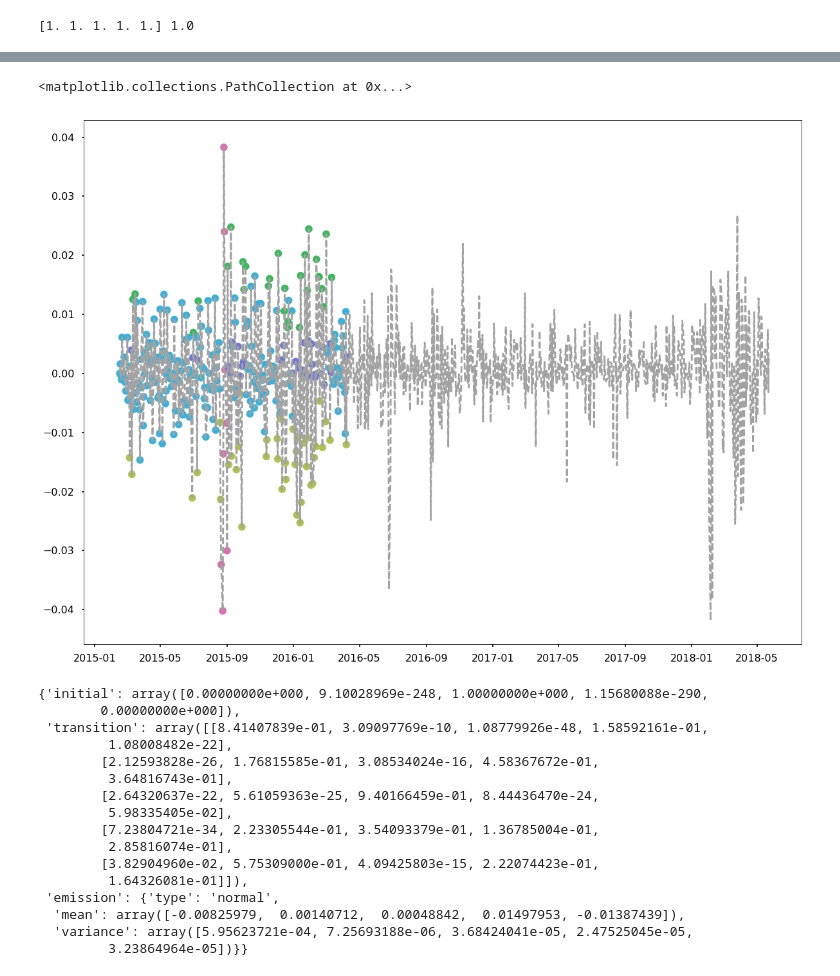
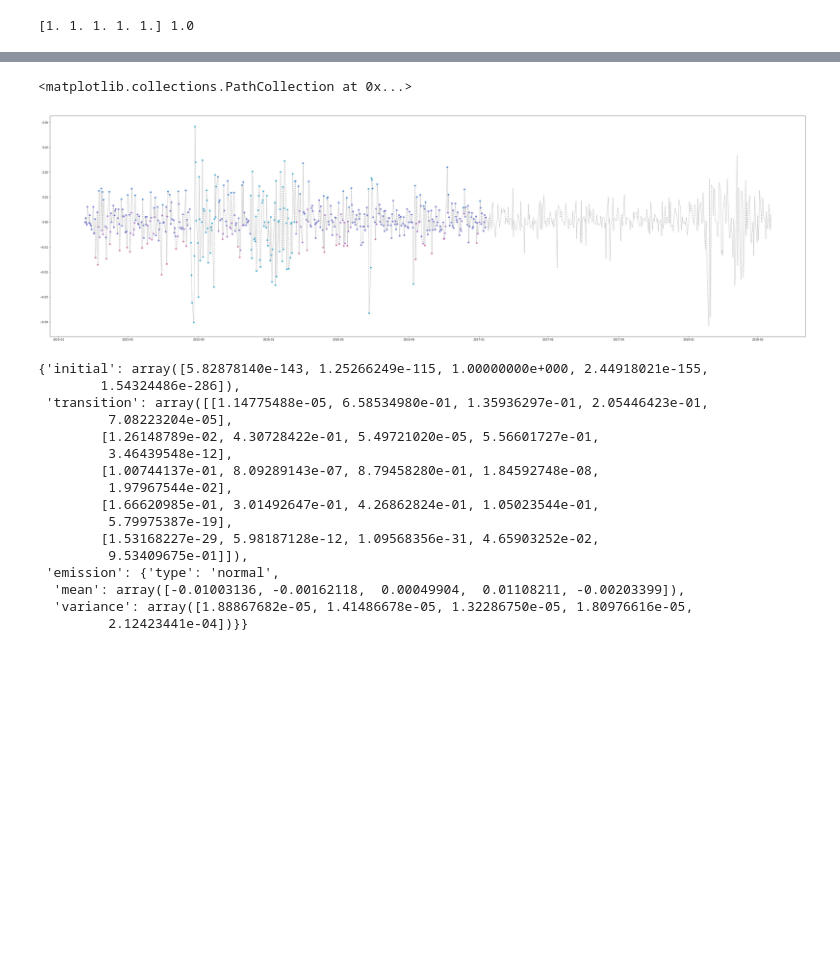
Before and after one commit to ChenchaoZhao/MachineLearningMethods, a Jupyter notebook: HMM_SP500.ipynb, the cells around one changed output, grey strips where cells are left out. Drawn from its saved outputs; the diff is of its cells as text; code cells hidden in the pictures; blank space fills up the shorter version.

```diff
--- a/HMM_SP500.ipynb
+++ b/HMM_SP500.ipynb
@@ -14,12 +14,12 @@ Populating the interactive namespace from numpy and matplotlib
 # %% [markdown]
 # Hidden Markov Model -- SP500 prediction
 # %%
-style.use("seaborn-poster")
+# style.use("seaborn-poster")
 # %%
 symbol = 'SPX'
 data_source='morningstar'
 start_date = datetime.datetime(2015,1,1)
-end_date = datetime.datetime(2018,5,23)
+end_date = datetime.datetime(2018,5,24)
 
 df = data.DataReader(symbol, data_source, start_date, end_date)
 # %%
@@ -29,11 +29,10 @@ df.index = pd.MultiIndex.droplevel(df.index)
 t_ = df.index[1:]
 r_ = np.diff(np.log(df.Close))
 # %%
-t_train = 300
+t_train = 500
 l_ = np.array([0]*t_train + [1]*(r_.size-t_train))
 r_train = r_[:t_train]
 r_test = r_[t_train:]
-#
 # %%
 figure(figsize=(20,15))
 plot(t_, r_, '--', c=cc_[-1])
@@ -47,7 +46,7 @@ p_i = np.random.uniform(size=n_hidden); p_i /=p_i.sum()
 a_i = np.random.uniform(size=(n_hidden,n_hidden)); a_i /= a_i.sum(axis=1)[:,None]
 print(a_i.sum(axis=1), p_i.sum())
 param = {"initial": p_i, "transition": a_i, "emission": {'type': 'normal', 'mean': np.linspace(-1,1,n_hidden), 'variance': [1]*n_hidden}}
-hmm = HiddenMarkovModel(param)
+hmm = HiddenMarkovModel(param, max_iter=1000, eps=1e-6)
 # %% [output]
 [1. 1. 1. 1. 1.] 1.0
 # %%
@@ -62,33 +61,33 @@ plot(hmm._Q_)
 # %%
 z_ = []
 for p1 in hmm.posterior1:
     z_.append(np.argmax(p1))
 z_ = np.array(z_)
-figure(figsize=(20,15))
-plot(t_, r_, '--', c=cc_[-1])
-scatter(t_[:t_train], r_train, c=cc_[z_*2])
+figure(figsize=(50,15))
+plot(t_, r_, '--', c=cc_[-1], alpha=0.8)
+scatter(t_[:t_train], r_train, c=cc_[z_], s=30)
 # %% [output]
 <matplotlib.collections.PathCollection at 0x...>
-[figure, old version]
+[figure, new version]
 # %%
 hmm.export_params()
 # %% [output]
-{'initial': array([0.00000000e+000, 9.10028969e-248, 1.00000000e+000, 1.15680088e-290,
-        0.00000000e+000]),
- 'transition': array([[8.41407839e-01, 3.09097769e-10, 1.08779926e-48, 1.58592161e-01,
-         1.08008482e-22],
-        [2.12593828e-26, 1.76815585e-01, 3.08534024e-16, 4.58367672e-01,
-         3.64816743e-01],
-        [2.64320637e-22, 5.61059363e-25, 9.40166459e-01, 8.44436470e-24,
-         5.98335405e-02],
-        [7.23804721e-34, 2.23305544e-01, 3.54093379e-01, 1.36785004e-01,
-         2.85816074e-01],
-        [3.82904960e-02, 5.75309000e-01, 4.09425803e-15, 2.22074423e-01,
-         1.64326081e-01]]),
+{'initial': array([5.82878140e-143, 1.25266249e-115, 1.00000000e+000, 2.44918021e-155,
+        1.54324486e-286]),
+ 'transition': array([[1.14775488e-05, 6.58534980e-01, 1.35936297e-01, 2.05446423e-01,
+         7.08223204e-05],
+        [1.26148789e-02, 4.30728422e-01, 5.49721020e-05, 5.56601727e-01,
+         3.46439548e-12],
+        [1.00744137e-01, 8.09289143e-07, 8.79458280e-01, 1.84592748e-08,
+         1.97967544e-02],
+        [1.66620985e-01, 3.01492647e-01, 4.26862824e-01, 1.05023544e-01,
+         5.79975387e-19],
+        [1.53168227e-29, 5.98187128e-12, 1.09568356e-31, 4.65903252e-02,
+         9.53409675e-01]]),
  'emission': {'type': 'normal',
-  'mean': array([-0.00825979,  0.00140712,  0.00048842,  0.01497953, -0.01387439]),
-  'variance': array([5.95623721e-04, 7.25693188e-06, 3.68424041e-05, 2.47525045e-05,
-         3.23864964e-05])}}
+  'mean': array([-0.01003136, -0.00162118,  0.00049904,  0.01108211, -0.00203399]),
+  'variance': array([1.88867682e-05, 1.41486678e-05, 1.32286750e-05, 1.80976616e-05,
+         2.12423441e-04])}}
 # %%
 def predict_plot(days, hmm_obj, r_test=None):
     x,y = hmm_obj.get_forcast_probability(days, n_sig=6)
```
Also changed, not shown: parts of 26 cells of this notebook.
